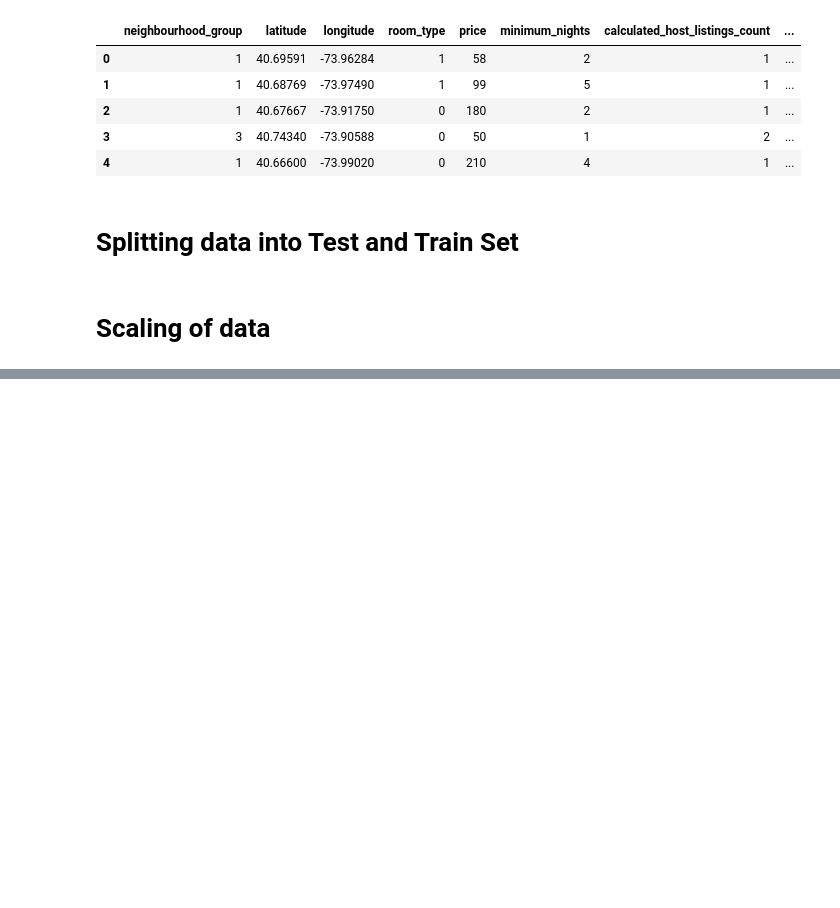
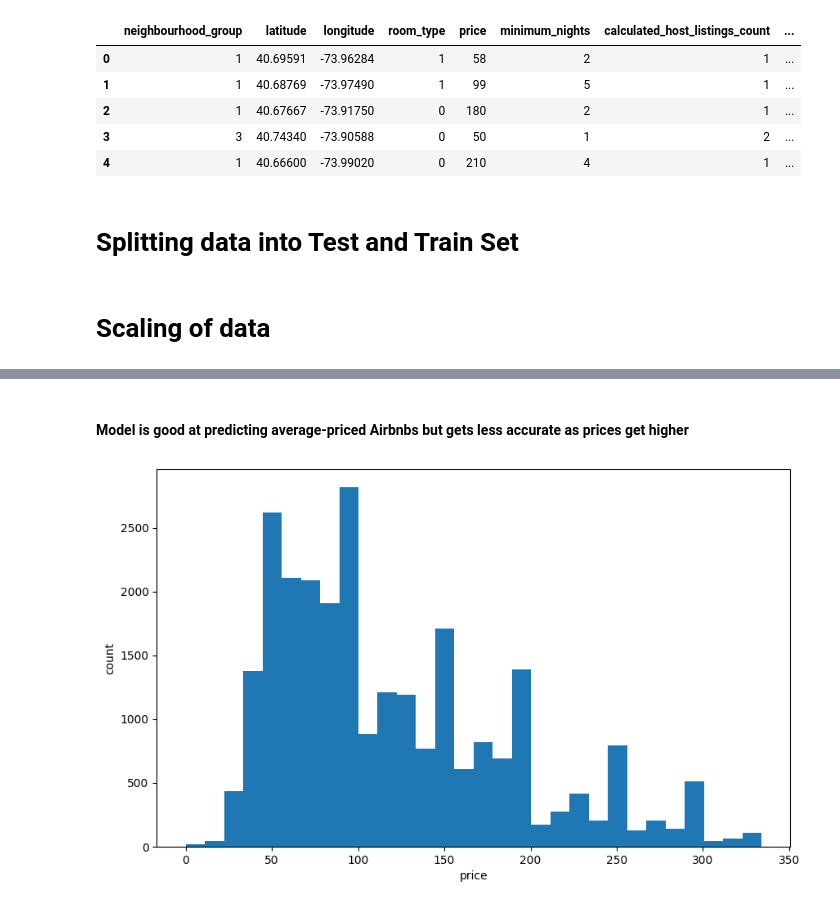
Before and after one commit to bhavya25-ds/AirBnb-Rental-Price-Prediction, a Jupyter notebook: main.ipynb, the cells around one changed output, grey strips where cells are left out. Cells and saved outputs as stored; diff of their text form; code cells hidden in the pictures; blank space fills up the shorter version.

```diff
--- a/main.ipynb
+++ b/main.ipynb
@@ -119,0 +205,11 @@ X_test_scaled= s.transform(X_test)
+# %% [markdown]
+#### Model is good at predicting average-priced Airbnbs but gets less accurate as prices get higher
+# %%
+# plot the distribution of price
+plt.figure(figsize=(10, 6))
+plt.hist(df['price'], bins=30)
+plt.xlabel('price')
+plt.ylabel('count')
+plt.show()
+# %% [output]
+[figure, added]
```
Also changed, not shown: parts of 23 cells of this notebook.
